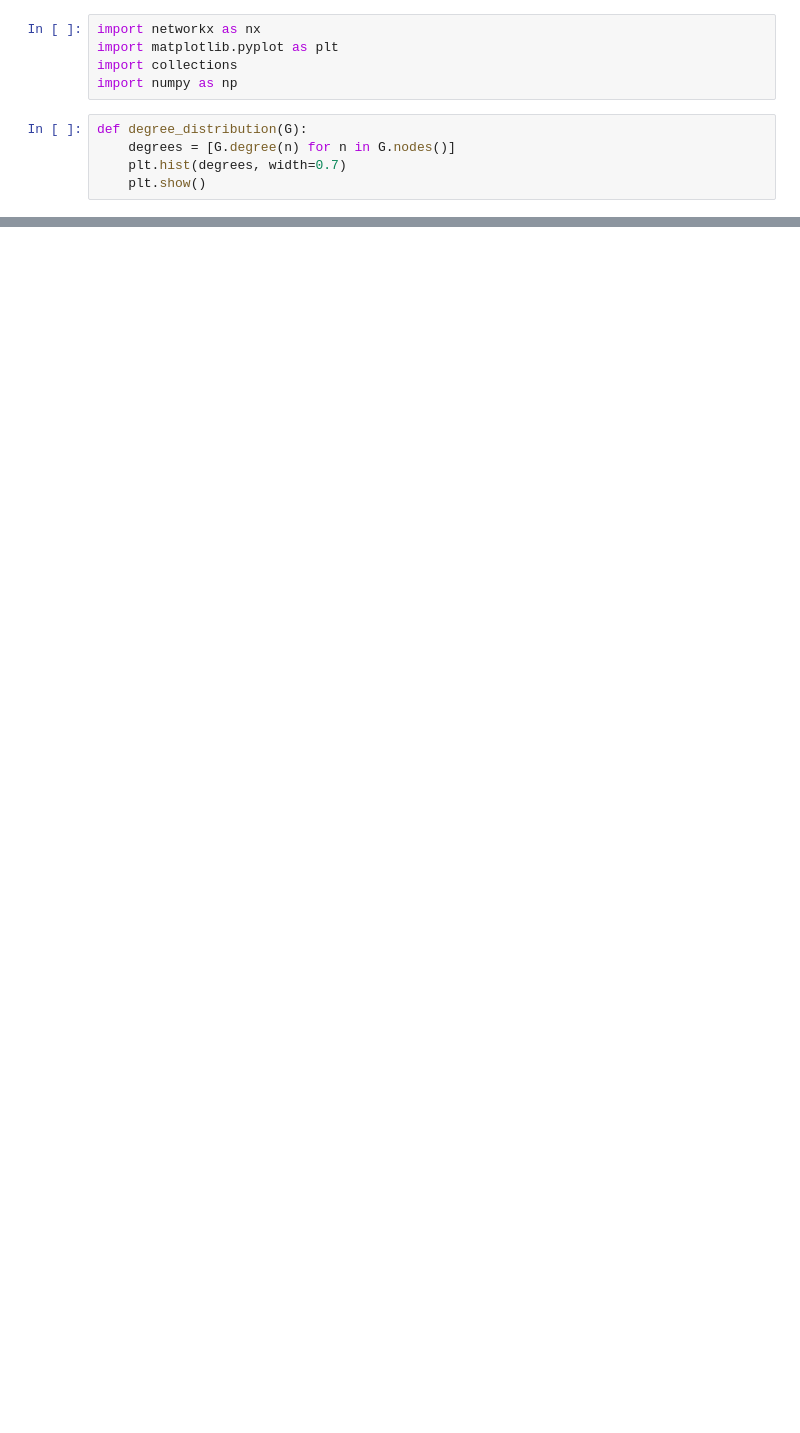
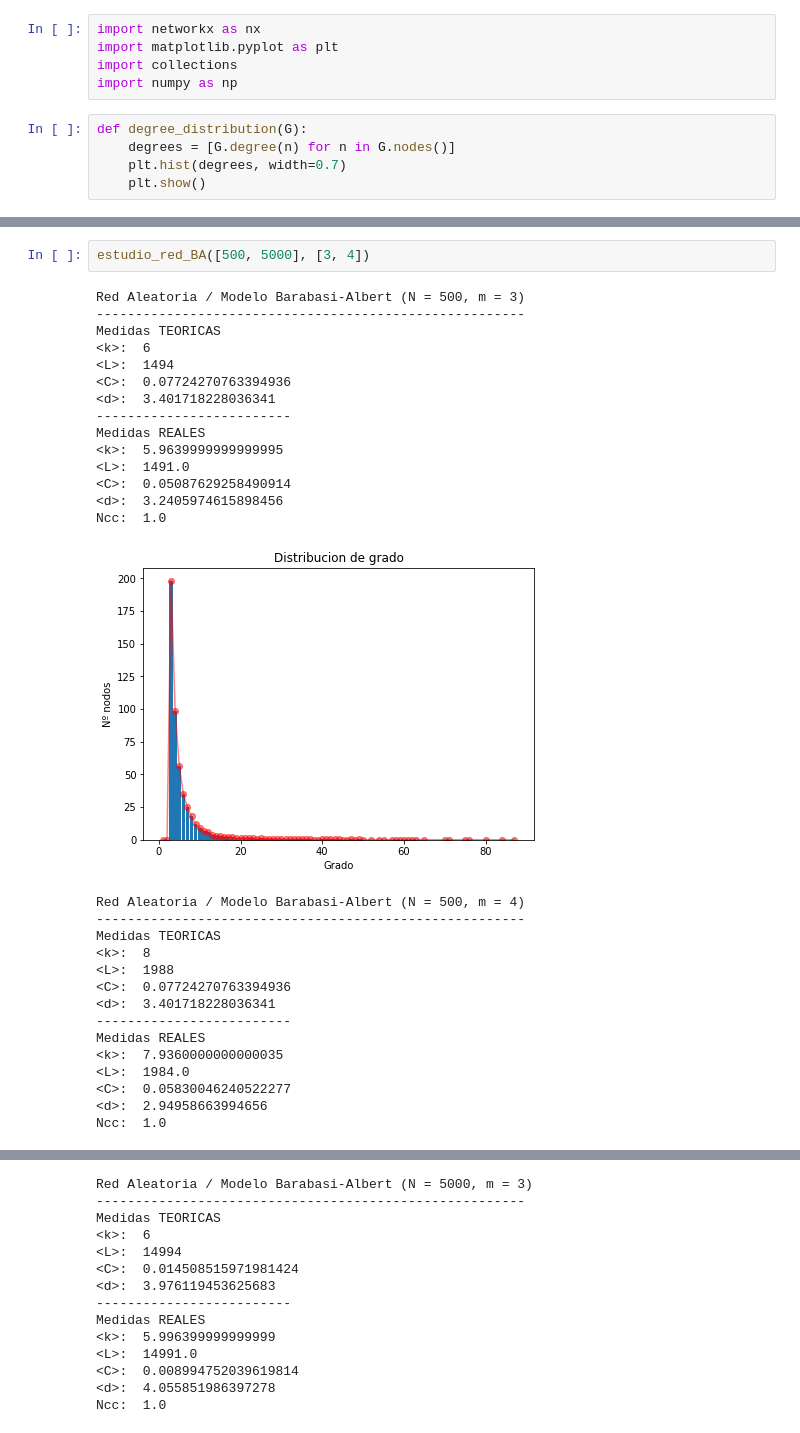
Before and after one commit to pablodll/Social-Network-Analisys, a Jupyter notebook: Practica 2/Untitled.ipynb, the cells around one changed output, grey strips where cells are left out. Cells and saved outputs as stored; diff of their text form; blank space fills up the shorter version.

```diff
--- a/Practica 2/Untitled.ipynb
+++ b/Practica 2/Untitled.ipynb
@@ -59,0 +220,32 @@ C:  0.0
+# %%
+estudio_red_BA([500, 5000], [3, 4])
+# %% [output]
+Red Aleatoria / Modelo Barabasi-Albert (N = 500, m = 3)
+-------------------------------------------------------
+Medidas TEORICAS
+<k>:  6
+<L>:  1494
+<C>:  0.07724270763394936
+<d>:  3.401718228036341
+-------------------------
+Medidas REALES
+<k>:  5.9639999999999995
+<L>:  1491.0
+<C>:  0.05087629258490914
+<d>:  3.2405974615898456
+Ncc:  1.0
+[figure, added]
+Red Aleatoria / Modelo Barabasi-Albert (N = 500, m = 4)
+-------------------------------------------------------
+Medidas TEORICAS
+<k>:  8
+<L>:  1988
+<C>:  0.07724270763394936
+<d>:  3.401718228036341
+-------------------------
+Medidas REALES
+<k>:  7.9360000000000035
+<L>:  1984.0
+<C>:  0.05830046240522277
+<d>:  2.94958663994656
+Ncc:  1.0
@@ -59,0 +253,14 @@ C:  0.0
+Red Aleatoria / Modelo Barabasi-Albert (N = 5000, m = 3)
+-------------------------------------------------------
+Medidas TEORICAS
+<k>:  6
+<L>:  14994
+<C>:  0.014508515971981424
+<d>:  3.976119453625683
+-------------------------
+Medidas REALES
+<k>:  5.996399999999999
+<L>:  14991.0
+<C>:  0.008994752039619814
+<d>:  4.055851986397278
+Ncc:  1.0
```
Also changed, not shown: parts of 9 cells of this notebook.
